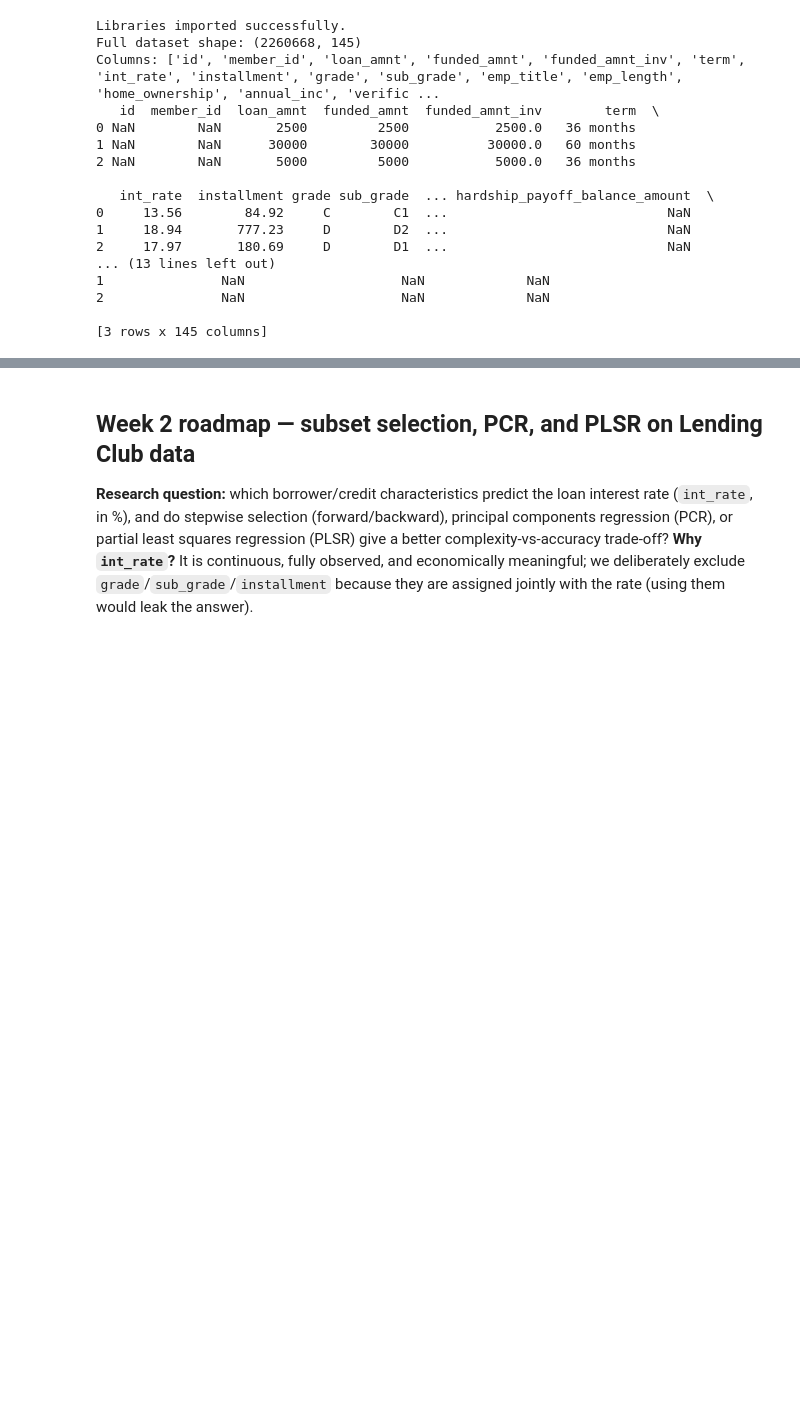
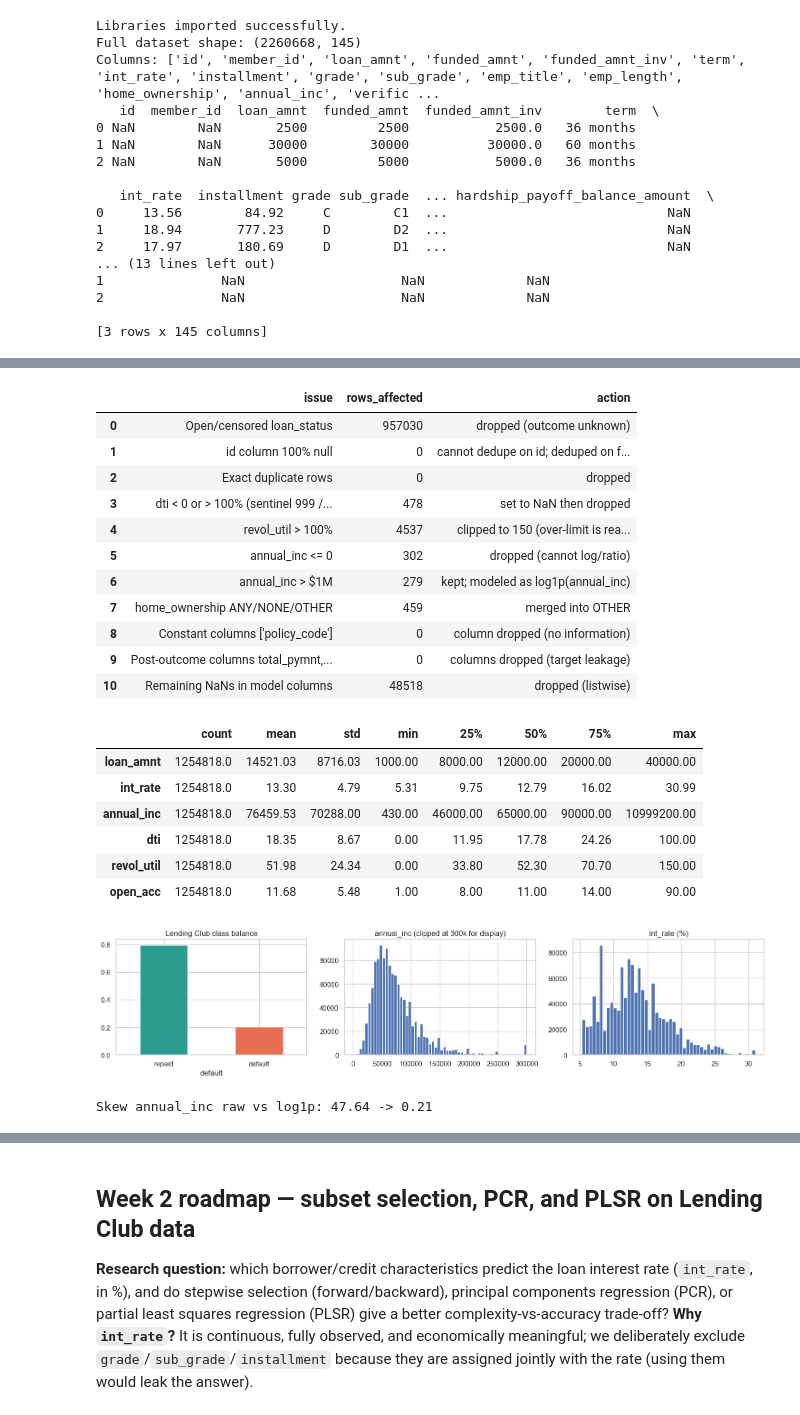
Before and after one commit to kumargaurav-bu-edu/ms_datascience, a Jupyter notebook: week_09112026/DX799O1/homework/kumar_gaurav_week3_dx799O1.ipynb, the cells around one changed output, grey strips where cells are left out. Cells and saved outputs as stored; diff of their text form; code cells hidden in the pictures; blank space fills up the shorter version.

```diff
--- a/week_09112026/DX799O1/homework/kumar_gaurav_week3_dx799O1.ipynb
+++ b/week_09112026/DX799O1/homework/kumar_gaurav_week3_dx799O1.ipynb
@@ -53,0 +77,22 @@ Columns: ['id', 'member_id', 'loan_amnt', 'funded_amnt', 'funded_amnt_inv', 'ter
+# %%
+import os, warnings
+import numpy as np, pandas as pd
+import matplotlib.pyplot as plt, seaborn as sns
+import kagglehub
+warnings.filterwarnings("ignore")
+sns.set_theme(style="whitegrid")
+pd.set_option("display.width", 160)
+SEED = 42
+
+# Lending Club: read only the columns we audit/model (the raw file is 2.26M x 145)
+LC_PATH = os.path.join(kagglehub.dataset_download("adarshsng/lending-club-loan-data-csv"), "loan.csv")
+LC_COLS = ["id", "loan_status", "loan_amnt", "term", "int_rate", "grade", "sub_grade", "emp_length",
+           "home_ownership", "annual_inc", "verification_status", "purpose", "dti", "delinq_2yrs",
+           "inq_last_6mths", "open_acc", "pub_rec", "revol_bal", "revol_util", "total_acc", "mort_acc",
+           "pub_rec_bankruptcies", "application_type", "policy_code",
+           # post-outcome columns, loaded ONLY to demonstrate the leakage screen
+           "total_pymnt", "recoveries", "last_pymnt_amnt", "out_prncp"]
+lc_raw = pd.read_csv(LC_PATH, usecols=LC_COLS, low_memory=False)
+print(f"Lending Club raw shape (audited columns): {lc_raw.shape}")
+print(lc_raw.dtypes.value_counts().to_string())
+display(lc_raw.head(3))
@@ -53,0 +130,12 @@ Columns: ['id', 'member_id', 'loan_amnt', 'funded_amnt', 'funded_amnt_inv', 'ter
+# %%
+# Null audit on the FULL 145-column header (chunked so memory stays small)
+null_cnt, n_rows = None, 0
+for ch in pd.read_csv(LC_PATH, chunksize=500_000, low_memory=False):
+    c = ch.isnull().sum(); null_cnt = c if null_cnt is None else null_cnt + c; n_rows += len(ch)
+null_pct = (null_cnt / n_rows * 100).sort_values(ascending=False)
+print(f"All columns: {len(null_pct)} | rows: {n_rows:,}")
+print(f"Columns 100% empty: {(null_pct == 100).sum()} -> {null_pct[null_pct == 100].index.tolist()}")
+print(f"Columns > 50% missing (dropped from consideration): {(null_pct > 50).sum()}")
+print("\nMissing % for the columns we use:")
+use_pct = null_pct.reindex([c for c in LC_COLS if c != "id"]).round(3)
+print(use_pct[use_pct > 0].to_string())
@@ -53,0 +272,33 @@ Columns: ['id', 'member_id', 'loan_amnt', 'funded_amnt', 'funded_amnt_inv', 'ter
+# %%
+lc_dq = pd.DataFrame(dq, columns=["issue", "rows_affected", "action"])
+display(lc_dq)
+display(lc[["loan_amnt", "int_rate", "annual_inc", "dti", "revol_util", "open_acc"]].describe().round(2).T)
+fig, ax = plt.subplots(1, 3, figsize=(15, 3.6))
+lc["default"].value_counts(normalize=True).sort_index().plot.bar(ax=ax[0], color=["#2a9d8f", "#e76f51"])
+ax[0].set_title("Lending Club class balance"); ax[0].set_xticklabels(["repaid", "default"], rotation=0)
+ax[1].hist(lc["annual_inc"].clip(upper=300000), bins=60); ax[1].set_title("annual_inc (clipped at 300k for display)")
+ax[2].hist(lc["int_rate"], bins=50); ax[2].set_title("int_rate (%)")
+plt.tight_layout(); plt.show()
+print("Skew annual_inc raw vs log1p:", round(lc["annual_inc"].skew(), 2), "->", round(lc["log_annual_inc"].skew(), 2))
+# %% [output]
+|  | issue | rows_affected | action |
+| 0 | Open/censored loan_status | 957030 | dropped (outcome unknown) |
+| 1 | id column 100% null | 0 | cannot dedupe on id; deduped on f... |
+| 2 | Exact duplicate rows | 0 | dropped |
+| 3 | dti < 0 or > 100% (sentinel 999 /... | 478 | set to NaN then dropped |
+| 4 | revol_util > 100% | 4537 | clipped to 150 (over-limit is rea... |
+| 5 | annual_inc <= 0 | 302 | dropped (cannot log/ratio) |
+| 6 | annual_inc > $1M | 279 | kept; modeled as log1p(annual_inc) |
+| 7 | home_ownership ANY/NONE/OTHER | 459 | merged into OTHER |
+| 8 | Constant columns ['policy_code'] | 0 | column dropped (no information) |
+| 9 | Post-outcome columns total_pymnt,... | 0 | columns dropped (target leakage) |
+| 10 | Remaining NaNs in model columns | 48518 | dropped (listwise) |
+|  | count | mean | std | min | 25% | 50% | 75% | max |
+| loan_amnt | 1254818.0 | 14521.03 | 8716.03 | 1000.00 | 8000.00 | 12000.00 | 20000.00 | 40000.00 |
+| int_rate | 1254818.0 | 13.30 | 4.79 | 5.31 | 9.75 | 12.79 | 16.02 | 30.99 |
+| annual_inc | 1254818.0 | 76459.53 | 70288.00 | 430.00 | 46000.00 | 65000.00 | 90000.00 | 10999200.00 |
+| dti | 1254818.0 | 18.35 | 8.67 | 0.00 | 11.95 | 17.78 | 24.26 | 100.00 |
+| revol_util | 1254818.0 | 51.98 | 24.34 | 0.00 | 33.80 | 52.30 | 70.70 | 150.00 |
+| open_acc | 1254818.0 | 11.68 | 5.48 | 1.00 | 8.00 | 11.00 | 14.00 | 90.00 |
+[figure, added]
+Skew annual_inc raw vs log1p: 47.64 -> 0.21
```
Also changed, not shown: parts of 37 cells of this notebook, 39 other files.
